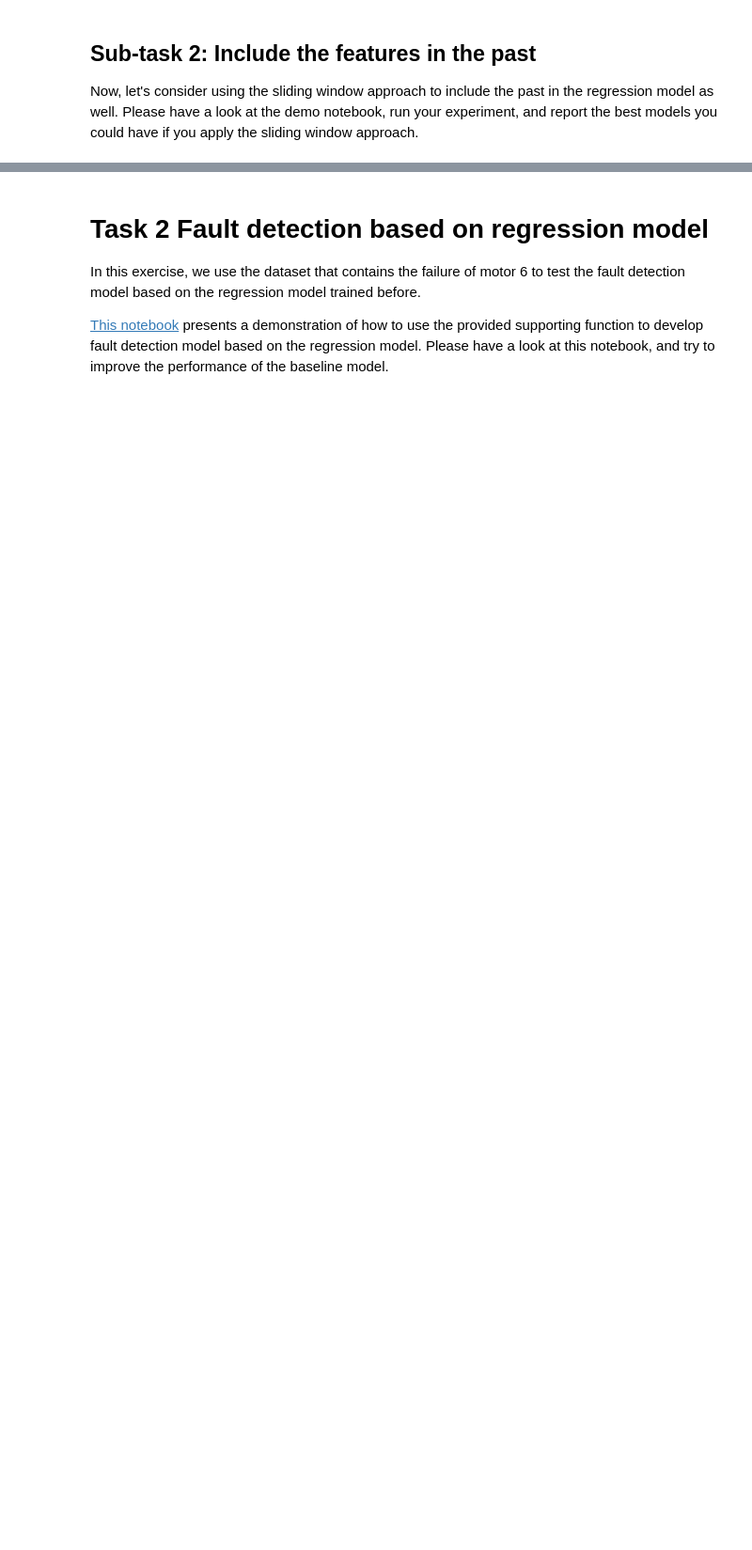
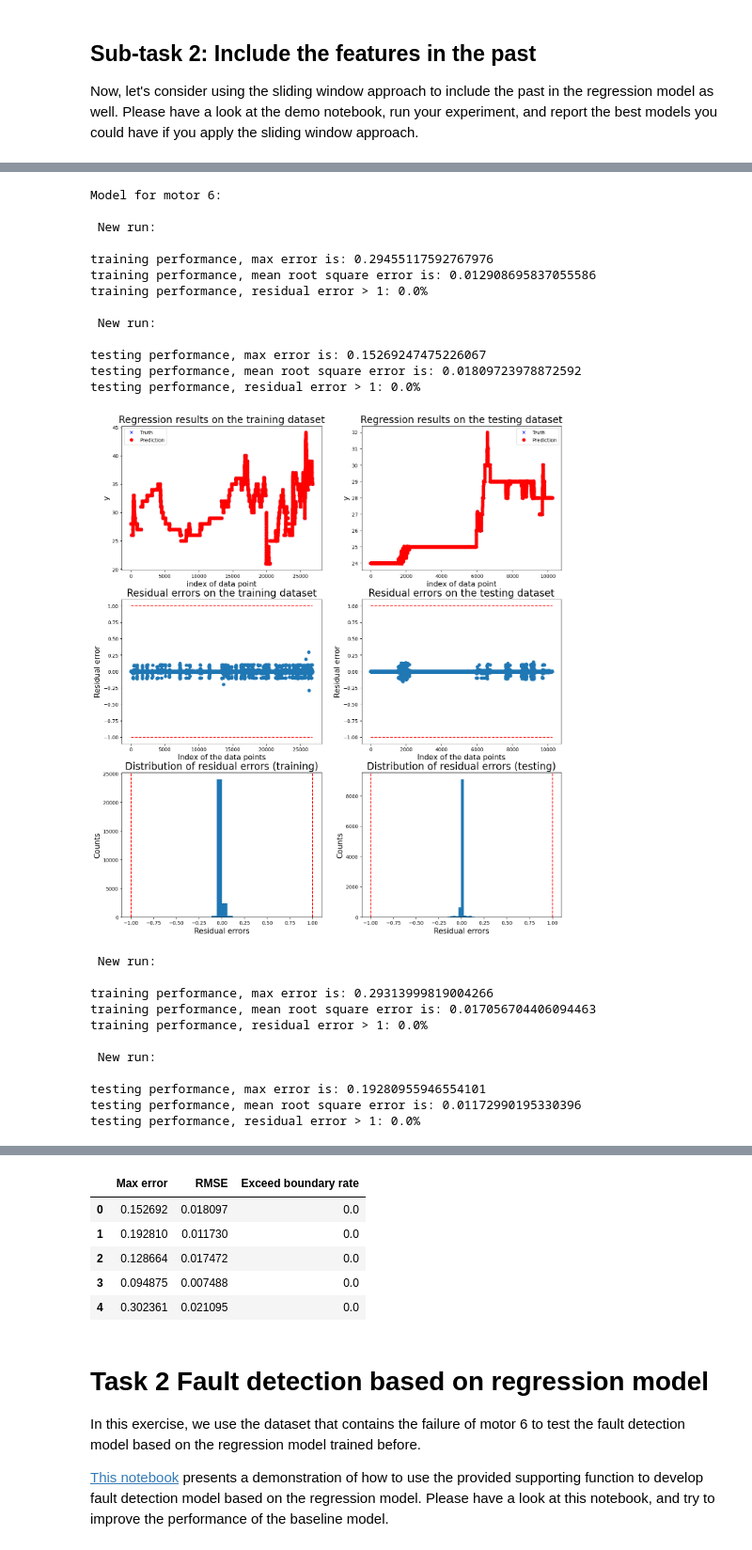
Before and after one commit to sonic160/digital_twin_robot, a Jupyter notebook: projects/maintenance_industry_4_2024/ws_group_2/deliverables/TD_WP_3_Come.ipynb, the cells around one changed output, grey strips where cells are left out. Shown at 94% size. Drawn from its saved outputs; the diff is of its cells as text; code cells hidden in the pictures; blank space fills up the shorter version.

```diff
--- a/projects/maintenance_industry_4_2024/ws_group_2/deliverables/TD_WP_3_Come.ipynb
+++ b/projects/maintenance_industry_4_2024/ws_group_2/deliverables/TD_WP_3_Come.ipynb
@@ -174,0 +406,12 @@ Please add a table in the end, summarying the results from all the models. Pleas
+# %%
+from sklearn.linear_model import LinearRegression
+mdl = Pipeline(steps = [
+                        ('standardizer', StandardScaler()),
+                        ('regressor', LinearRegression())])
+
+for window in [5,30, 100]:
+    for sample_step in [1, 2]:
+        print("Linear, Window : ", window, " sample", sample)
+        run_cv_one_motor(motor_idx=6, df_data=df_data_smoothing, mdl=mdl,
+            feature_list=feature_list, n_fold=5, single_run_result=False,
+            threshold=threshold, window_size=window, sample_step=sample_step, mdl_type='reg')
@@ -174,0 +436,11 @@ Please add a table in the end, summarying the results from all the models. Pleas
+# %%
+from sklearn.linear_model import LinearRegression
+mdl = Pipeline(steps = [
+                        ('standardizer', StandardScaler()),
+                        ('regressor', LinearRegression())])
+
+for pred in [2, 5, 10, 30]:
+    print("Linear, pred", pred)
+    run_cv_one_motor(motor_idx=6, df_data=df_data_smoothing, mdl=mdl,
+            feature_list=feature_list, n_fold=5, single_run_result=False, prediction_lead_time = pred,
+            threshold=threshold, window_size=100, sample_step=1, mdl_type='reg')
@@ -174,0 +465,10 @@ Please add a table in the end, summarying the results from all the models. Pleas
+# %%
+mdl = Pipeline(steps = [
+                        ('standardizer', StandardScaler()),
+                        ('regressor', Lasso())])
+
+for window in [20,50, 100]:
+    print("Lasso, Window : ", window)
+    run_cv_one_motor(motor_idx=6, df_data=df_data_smoothing, mdl=mdl,
+        feature_list=feature_list, n_fold=5, single_run_result=False,
+        threshold=1, window_size=window, sample_step=1, mdl_type='reg')
@@ -174,0 +511,34 @@ Please add a table in the end, summarying the results from all the models. Pleas
+# %%
+mdl = Pipeline(steps = [
+                        ('standardizer', StandardScaler()),
+                        ('regressor', LinearRegression())])
+
+run_cv_one_motor(motor_idx=6, df_data=df_data_smoothing, mdl=mdl,
+        feature_list=feature_list, n_fold=5, single_run_result=True,
+        threshold=1, window_size=100, sample_step=1, mdl_type='reg')
+# %% [output]
+Model for motor 6:
+
+ New run:
+
+training performance, max error is: 0.29455117592767976
+training performance, mean root square error is: 0.012908695837055586
+training performance, residual error > 1: 0.0%
+
+ New run:
+
+testing performance, max error is: 0.15269247475226067
+testing performance, mean root square error is: 0.01809723978872592
+testing performance, residual error > 1: 0.0%
+[figure, added]
+ New run:
+
+training performance, max error is: 0.29313999819004266
+training performance, mean root square error is: 0.017056704406094463
+training performance, residual error > 1: 0.0%
+
+ New run:
+
+testing performance, max error is: 0.19280955946554101
+testing performance, mean root square error is: 0.01172990195330396
+testing performance, residual error > 1: 0.0%
@@ -175,3 +594,9 @@ Please add a table in the end, summarying the results from all the models. Pleas
+|  | Max error | RMSE | Exceed boundary rate |
+| 0 | 0.152692 | 0.018097 | 0.0 |
+| 1 | 0.192810 | 0.011730 | 0.0 |
+| 2 | 0.128664 | 0.017472 | 0.0 |
+| 3 | 0.094875 | 0.007488 | 0.0 |
+| 4 | 0.302361 | 0.021095 | 0.0 |
 # %% [markdown]
 # Task 2 Fault detection based on regression model
 
```
Also changed, not shown: parts of 20 cells of this notebook.
